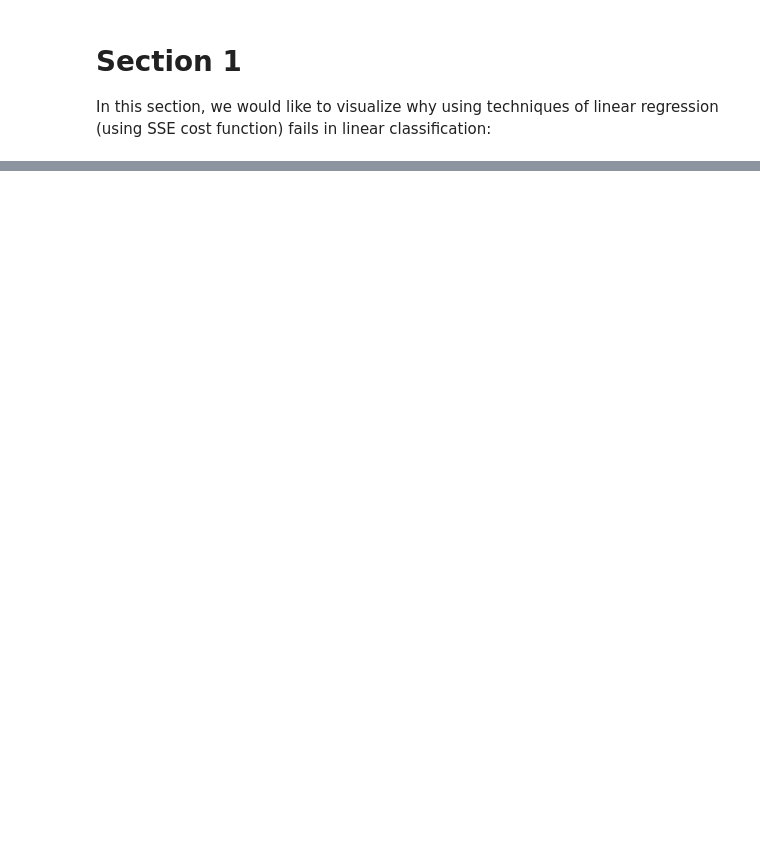
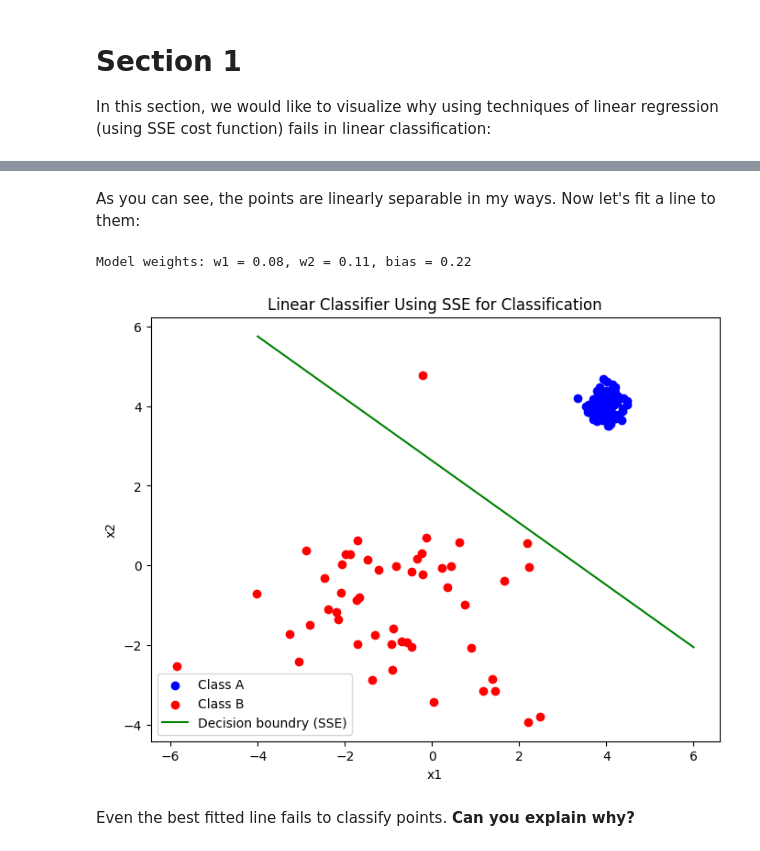
Before and after one commit to tala-kiyani/Introduction_to_Machine_Learning, a Jupyter notebook: Chapter_01_Supervised_Learning/02-Linear Classification/02-Linear_Classification.ipynb, the cells around one changed output, grey strips where cells are left out. Saved outputs shown, nothing was run; the diff lists cells and outputs as text; code cells hidden in the pictures; blank space fills up the shorter version.

Commit message:
Initial commit of Linear_Classification project

```diff
--- a/Chapter_01_Supervised_Learning/02-Linear Classification/02-Linear_Classification.ipynb
+++ b/Chapter_01_Supervised_Learning/02-Linear Classification/02-Linear_Classification.ipynb
@@ -23,0 +28,30 @@ plt.scatter(class_B[:, 0], class_B[:, 1], label='Clsass B', color='red')
+# %% [markdown]
+As you can see, the points are linearly separable in my ways. Now let's fit a line to them:
+# %%
+from sklearn.linear_model import LinearRegression
+model = LinearRegression()
+model.fit(X,y)
+
+w1, w2 = model.coef_
+w0 = model.intercept_
+
+print(f"Model weights: w1 = {w1:.2f}, w2 = {w2:.2f}, bias = {w0:.2f} ")
+
+#Plot the decision boundry: w1 * x1 + w2 * x2 + b = 0.5
+x_vals = np.linspace(-4, 6, 100)
+decision_boundry = (-w1 * x_vals - w0 + 0.5) / w2
+
+plt.figure(figsize=(8,6))
+plt.scatter(class_A[:,0] , class_A[:,1], label='Class A', color='blue')
+plt.scatter(class_B[:,0] , class_B[:,1], label='Class B', color='red')
+plt.plot(x_vals, decision_boundry, label='Decision boundry (SSE)', color='green')
+plt.title("Linear Classifier Using SSE for Classification")
+plt.xlabel('x1')
+plt.ylabel('x2')
+plt.legend()
+plt.show()
+# %% [output]
+Model weights: w1 = 0.08, w2 = 0.11, bias = 0.22
+[figure, added]
+# %% [markdown]
+Even the best fitted line fails to classify points. **Can you explain why?**
```
Also changed, not shown: parts of 1 cell of this notebook.
